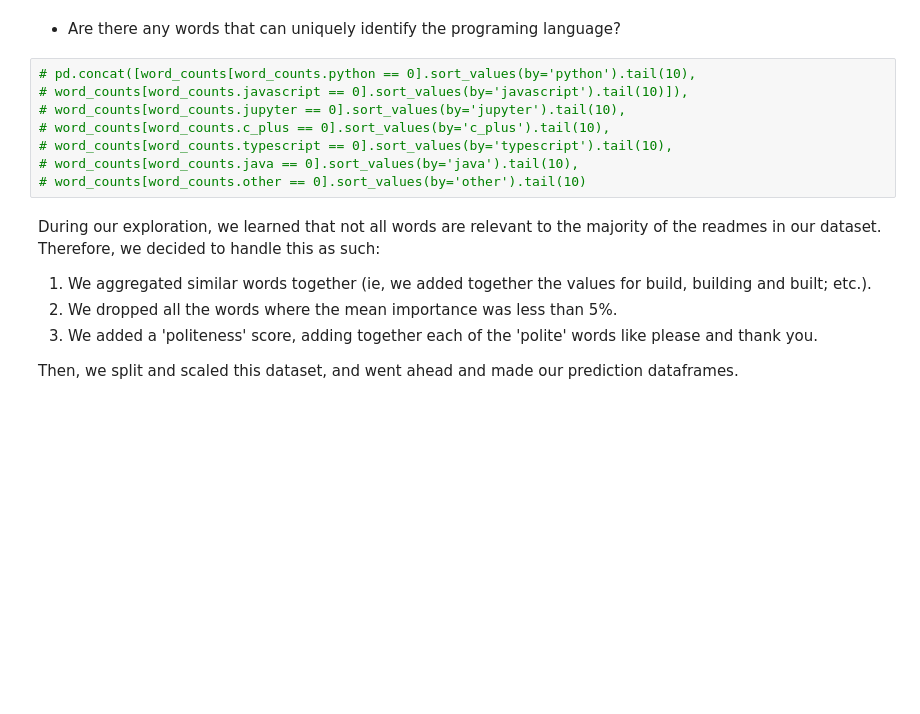
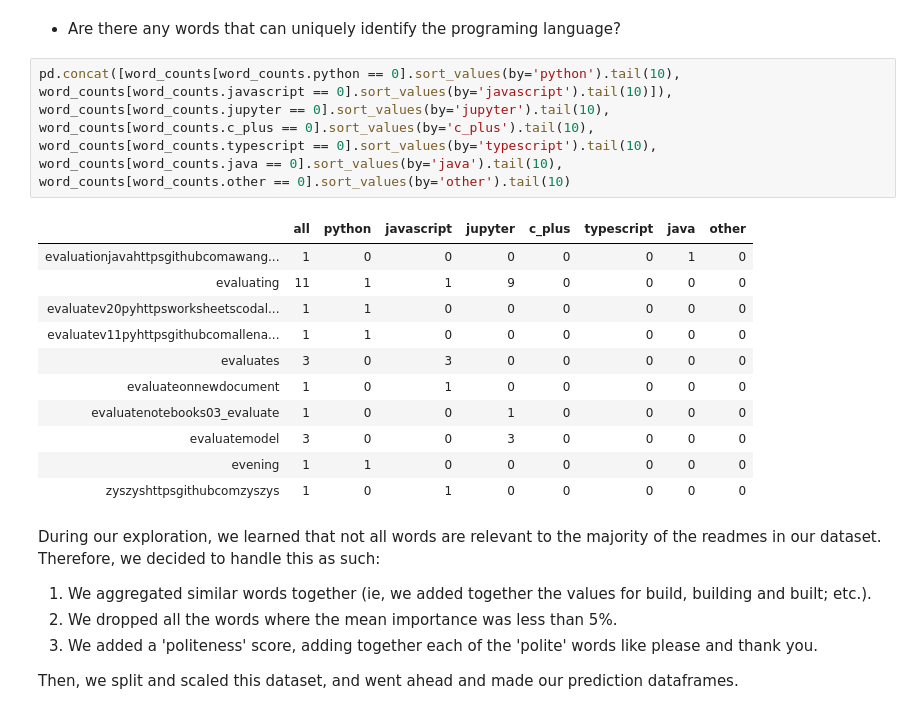
Before and after one commit to nlp-JB/predicting-using-nlp, a Jupyter notebook: Walkthrough.ipynb, the cells around one changed output. Cells and saved outputs as stored; diff of their text form; blank space fills up the shorter version.

```diff
--- a/Walkthrough.ipynb
+++ b/Walkthrough.ipynb
@@ -273,13 +273,25 @@ Text(0, 0.5, 'Most Common Words')
 # %% [markdown]
 - Are there any words that can uniquely identify the programing language?
 # %%
-# pd.concat([word_counts[word_counts.python == 0].sort_values(by='python').tail(10),
-# word_counts[word_counts.javascript == 0].sort_values(by='javascript').tail(10)]),
-# word_counts[word_counts.jupyter == 0].sort_values(by='jupyter').tail(10),
-# word_counts[word_counts.c_plus == 0].sort_values(by='c_plus').tail(10),
-# word_counts[word_counts.typescript == 0].sort_values(by='typescript').tail(10),
-# word_counts[word_counts.java == 0].sort_values(by='java').tail(10),
-# word_counts[word_counts.other == 0].sort_values(by='other').tail(10)
+pd.concat([word_counts[word_counts.python == 0].sort_values(by='python').tail(10),
+word_counts[word_counts.javascript == 0].sort_values(by='javascript').tail(10)]),
+word_counts[word_counts.jupyter == 0].sort_values(by='jupyter').tail(10),
+word_counts[word_counts.c_plus == 0].sort_values(by='c_plus').tail(10),
+word_counts[word_counts.typescript == 0].sort_values(by='typescript').tail(10),
+word_counts[word_counts.java == 0].sort_values(by='java').tail(10),
+word_counts[word_counts.other == 0].sort_values(by='other').tail(10)
+# %% [output]
+|  | all | python | javascript | jupyter | c_plus | typescript | java | other |
+| evaluationjavahttpsgithubcomawang... | 1 | 0 | 0 | 0 | 0 | 0 | 1 | 0 |
+| evaluating | 11 | 1 | 1 | 9 | 0 | 0 | 0 | 0 |
+| evaluatev20pyhttpsworksheetscodal... | 1 | 1 | 0 | 0 | 0 | 0 | 0 | 0 |
+| evaluatev11pyhttpsgithubcomallena... | 1 | 1 | 0 | 0 | 0 | 0 | 0 | 0 |
+| evaluates | 3 | 0 | 3 | 0 | 0 | 0 | 0 | 0 |
+| evaluateonnewdocument | 1 | 0 | 1 | 0 | 0 | 0 | 0 | 0 |
+| evaluatenotebooks03_evaluate | 1 | 0 | 0 | 1 | 0 | 0 | 0 | 0 |
+| evaluatemodel | 3 | 0 | 0 | 3 | 0 | 0 | 0 | 0 |
+| evening | 1 | 1 | 0 | 0 | 0 | 0 | 0 | 0 |
+| zyszyshttpsgithubcomzyszys | 1 | 0 | 1 | 0 | 0 | 0 | 0 | 0 |
 # %% [markdown]
 During our exploration, we learned that not all words are relevant to the majority of the readmes in our dataset. Therefore, we decided to handle this as such:
 1. We aggregated similar words together (ie, we added together the values for build, building and built; etc.).
```
Also changed, not shown: parts of 2 cells of this notebook, 1 other file.
